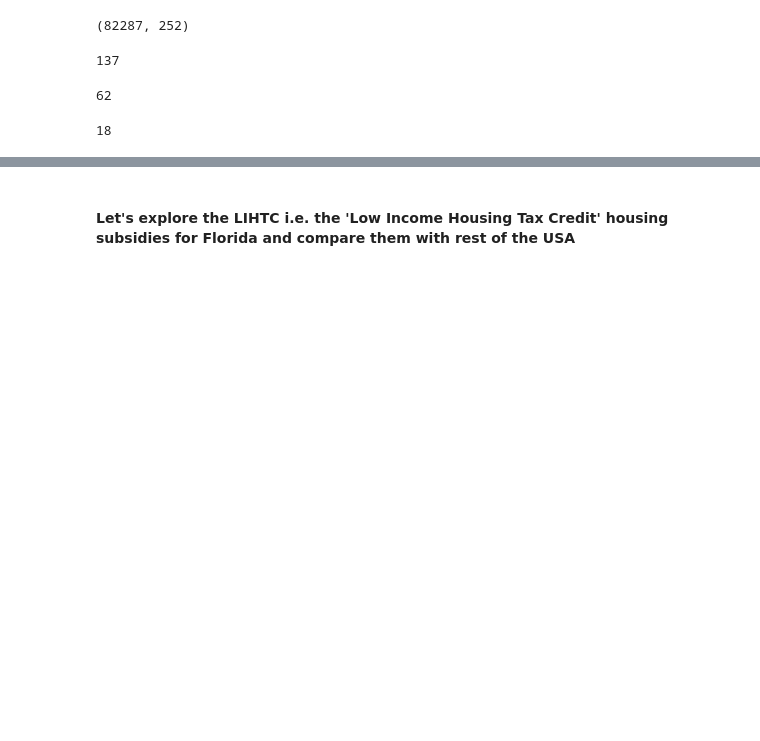
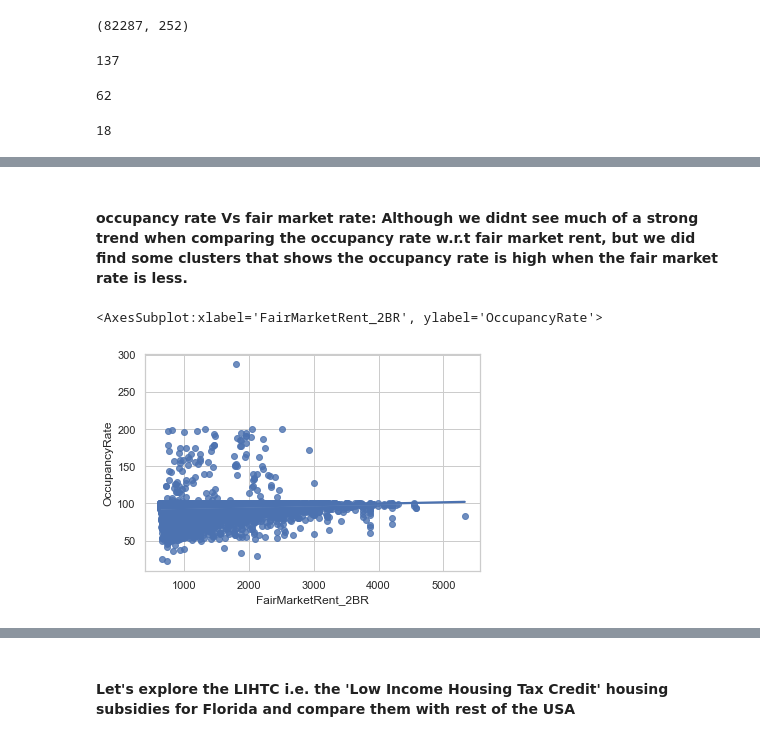
Before and after one commit to datakind/sep21-housing-insecurity, a Jupyter notebook: code/farazrahman/nhpd_initial_analysis.ipynb, the cells around one changed output, grey strips where cells are left out. Saved outputs shown, nothing was run; the diff lists cells and outputs as text; code cells hidden in the pictures; blank space fills up the shorter version.

Commit message:
nhpd basic analysis and findings on raw data

```diff
--- a/code/farazrahman/nhpd_initial_analysis.ipynb
+++ b/code/farazrahman/nhpd_initial_analysis.ipynb
@@ -110,0 +110,7 @@ univariate_analysis(nhpd, ['State'])
+# %% [markdown]
+#### occupancy rate Vs fair market rate: Although we didnt see much of a strong trend when comparing the occupancy rate w.r.t fair market rent, but we did find some clusters that shows the occupancy rate is high when the fair market rate is less.
+# %%
+sns.regplot(data=nhpd, x="FairMarketRent_2BR", y="OccupancyRate")
+# %% [output]
+<AxesSubplot:xlabel='FairMarketRent_2BR', ylabel='OccupancyRate'>
+[figure, added]
```
Also changed, not shown: parts of 15 cells of this notebook.
